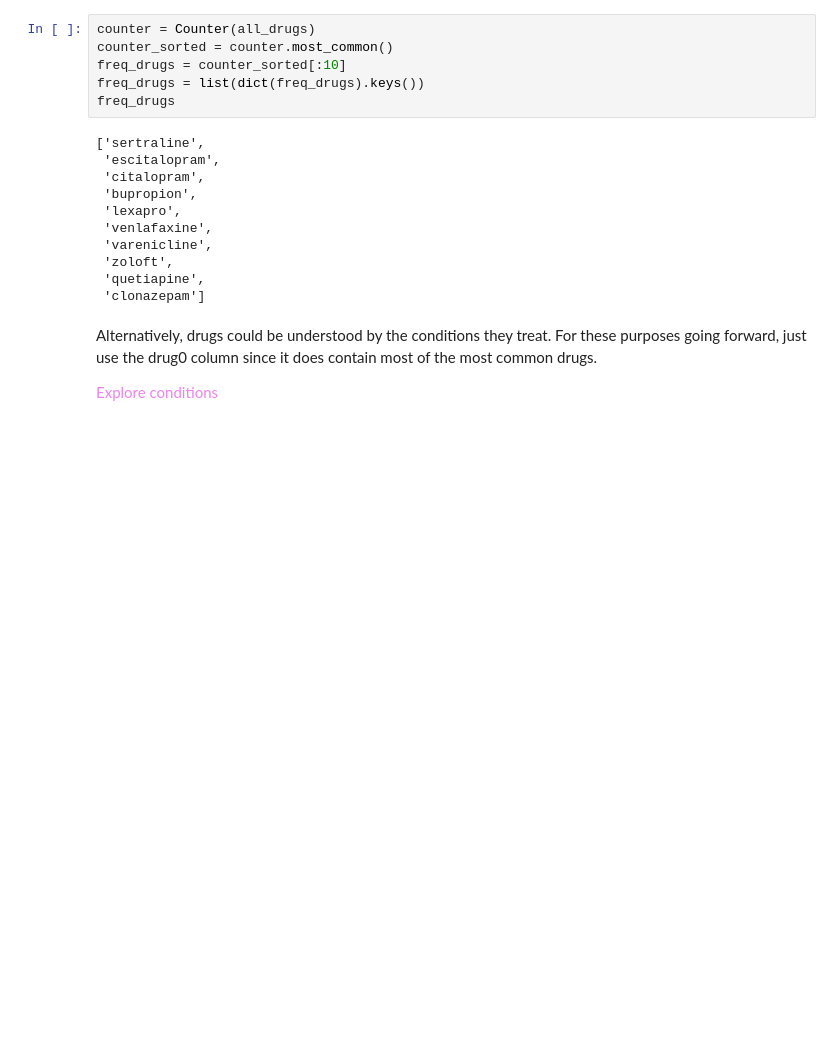
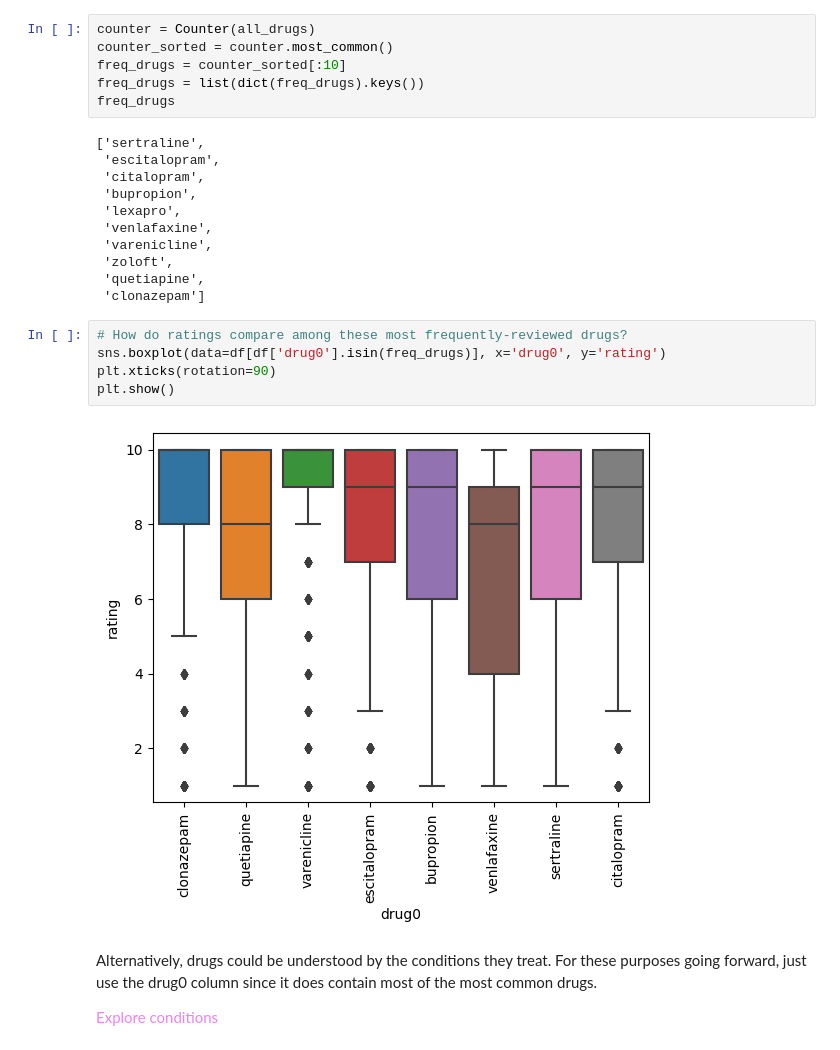
Before and after one commit to fractaldatalearning/psychedelic_efficacy, a Jupyter notebook: notebooks/3-kl-studies-early-eda-parse.ipynb, the cells around one changed output. Cells and saved outputs as stored; diff of their text form; blank space fills up the shorter version.

Commit message:
added boxplots to eda

```diff
--- a/notebooks/3-kl-studies-early-eda-parse.ipynb
+++ b/notebooks/3-kl-studies-early-eda-parse.ipynb
@@ -102,6 +102,13 @@ freq_drugs
  'zoloft',
  'quetiapine',
  'clonazepam']
+# %%
+# How do ratings compare among these most frequently-reviewed drugs?
+sns.boxplot(data=df[df['drug0'].isin(freq_drugs)], x='drug0', y='rating')
+plt.xticks(rotation=90)
+plt.show()
+# %% [output]
+[figure, added]
 # %% [markdown]
 Alternatively, drugs could be understood by the conditions they treat. For these purposes going forward, just use the drug0 column since it does contain most of the most common drugs.
 
```
Also changed, not shown: parts of 1 cell of this notebook.
